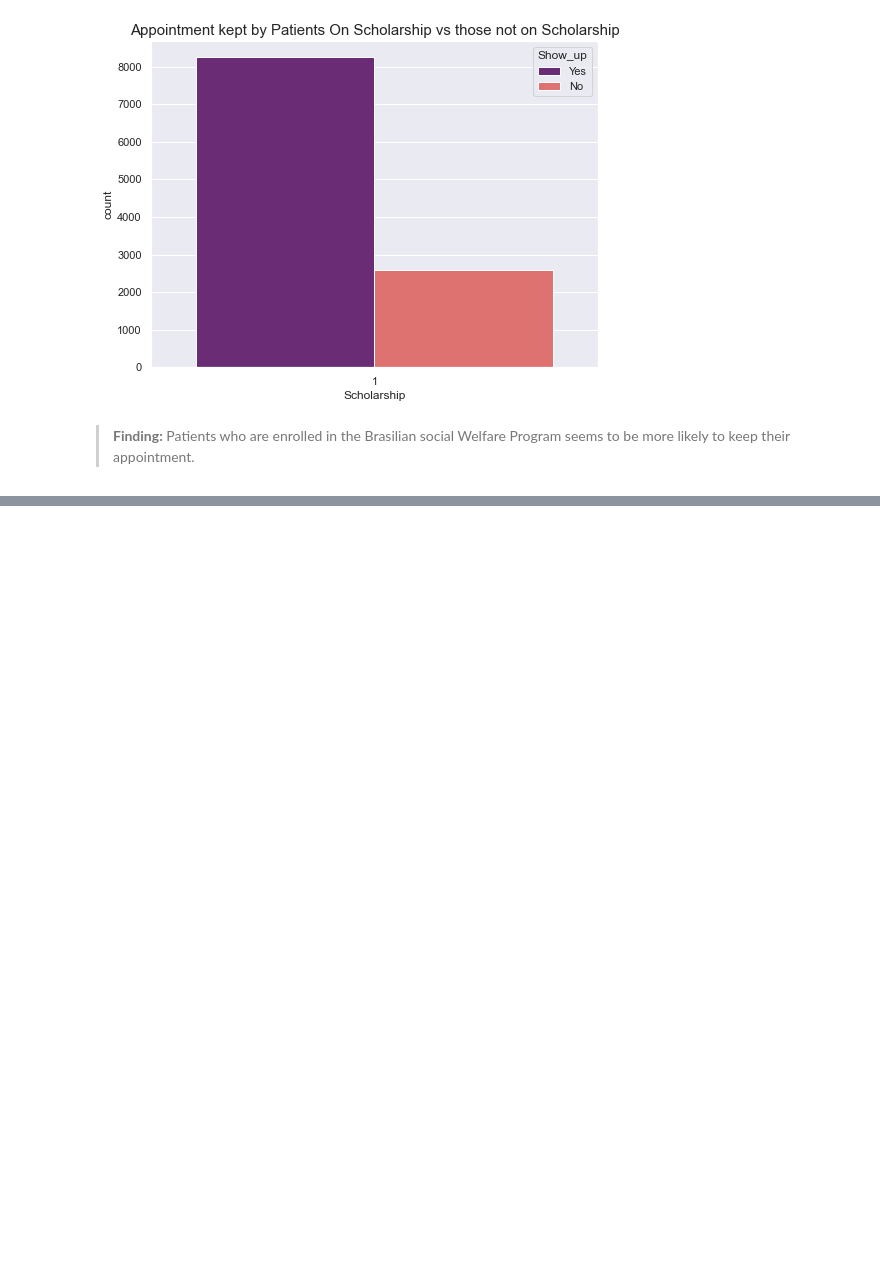
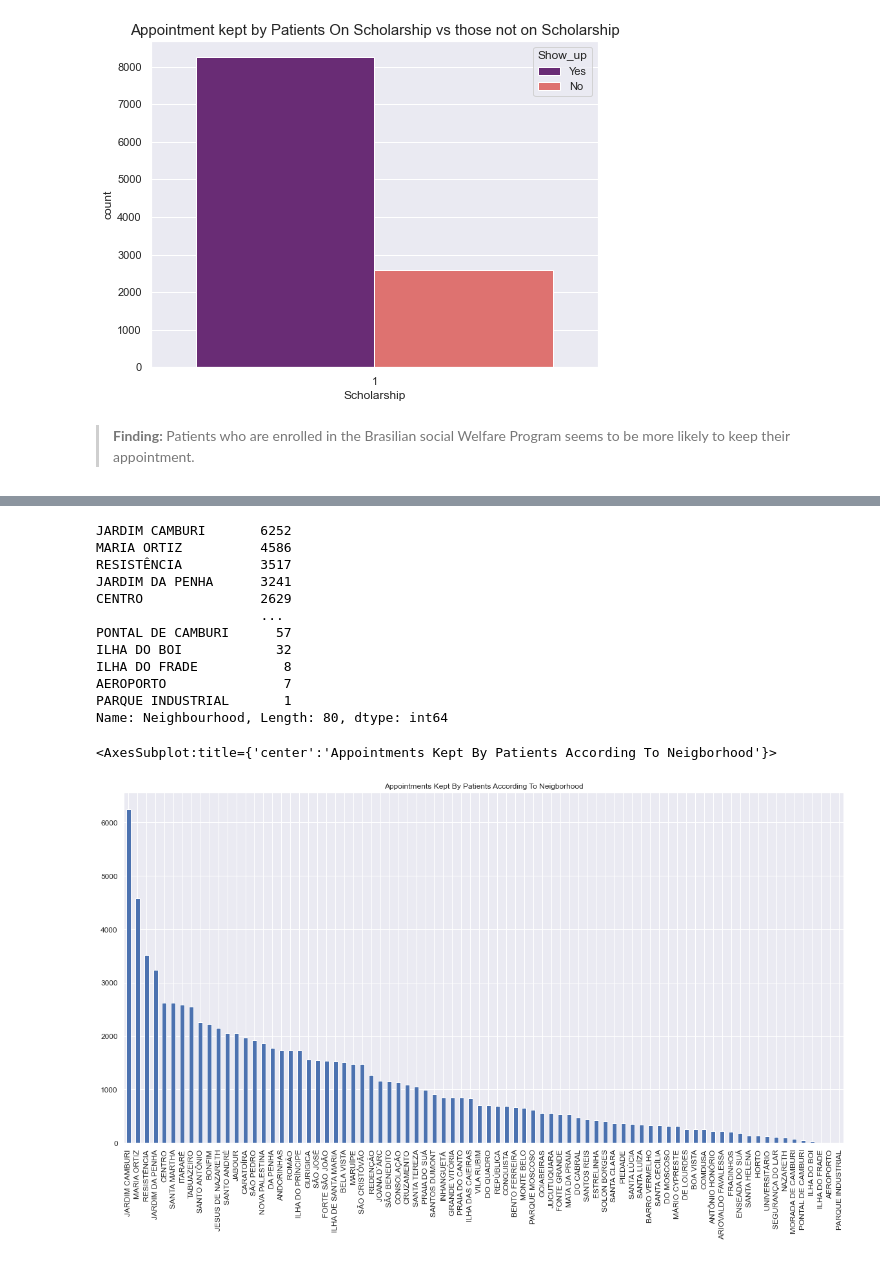
Before and after one commit to PatrickEmmanuel/NO-SHOW-APPOINTMENT-DATA-EXPLORATION-AND-ANALYSIS, a Jupyter notebook: No-Show-Appointment-Data-Exploration-And-Analysis.ipynb, the cells around one changed output, grey strips where cells are left out. Cells and saved outputs as stored; diff of their text form; code cells hidden in the pictures; blank space fills up the shorter version.

```diff
--- a/No-Show-Appointment-Data-Exploration-And-Analysis.ipynb
+++ b/No-Show-Appointment-Data-Exploration-And-Analysis.ipynb
@@ -388,0 +391,6 @@ Number of sheduled appointments for handicapped patients: 2042, in which 1676 wh
+# %%
+#create a mask for appointments that were kept for those appointment that were kept
+df_show = df[df["Show_up"]== "Yes"]
+df_no_show = df[df["Show_up"] == "No"]
+print(df_show.shape, df_no_show.shape)
+df_no_show.head()
@@ -388,0 +405,19 @@ Number of sheduled appointments for handicapped patients: 2042, in which 1676 wh
+# %%
+print(df_show.Neighbourhood.value_counts())
+df_show.Neighbourhood.value_counts().plot(kind = "bar", figsize=(20,10),
+                                          title="Appointments Kept By Patients According To Neigborhood", fontsize=12)
+# %% [output]
+JARDIM CAMBURI       6252
+MARIA ORTIZ          4586
+RESISTÊNCIA          3517
+JARDIM DA PENHA      3241
+CENTRO               2629
+                     ...
+PONTAL DE CAMBURI      57
+ILHA DO BOI            32
+ILHA DO FRADE           8
+AEROPORTO               7
+PARQUE INDUSTRIAL       1
+Name: Neighbourhood, Length: 80, dtype: int64
+<AxesSubplot:title={'center':'Appointments Kept By Patients According To Neigborhood'}>
+[figure, added]
```
Also changed, not shown: parts of 20 cells of this notebook.
